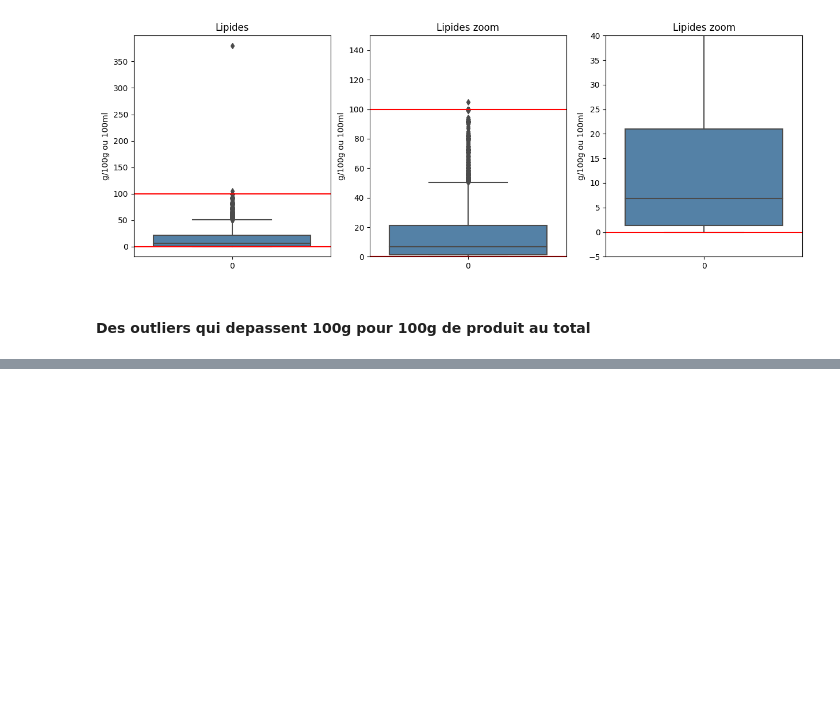
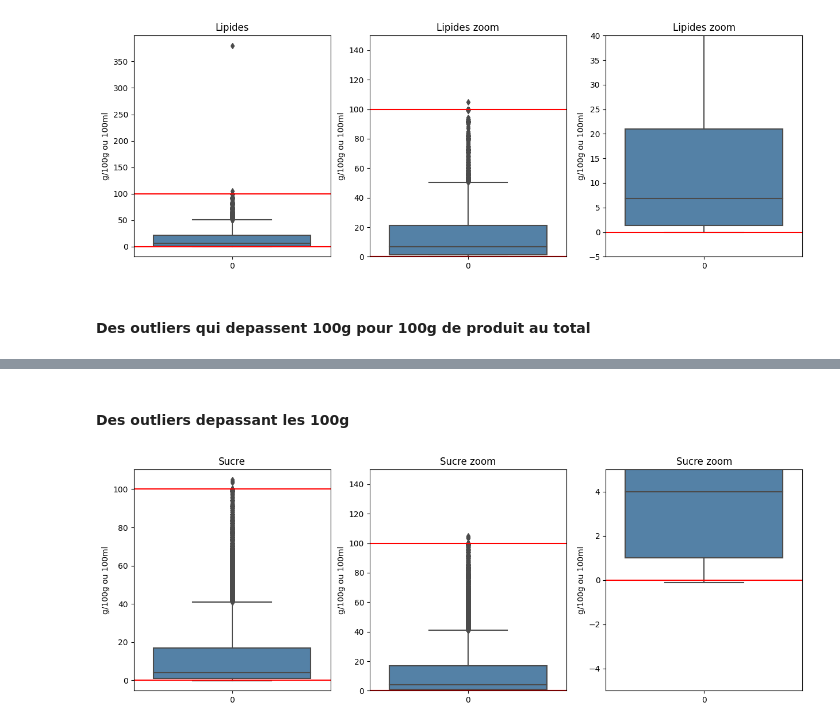
Before and after one commit to TheoChastrePradat/OC_DataScientist_P3, a Jupyter notebook: Projet_3/Script/OpenFoodFacts.ipynb, the cells around one changed output, grey strips where cells are left out. Cells and saved outputs as stored; diff of their text form; code cells hidden in the pictures; blank space fills up the shorter version.

```diff
--- a/Projet_3/Script/OpenFoodFacts.ipynb
+++ b/Projet_3/Script/OpenFoodFacts.ipynb
@@ -1010,0 +1024,7 @@ box_plot(data_retained, 'fat_100g', 'Lipides', 0, 150, -5, 40, 'g', 0, 100)
+# %% [markdown]
+#### Des outliers depassant les 100g
+# %%
+# sugars_100g (Sucre)
+box_plot(data_retained, 'sugars_100g', 'Sucre', 0, 150, -5, 5, 'g', 0, 100)
+# %% [output]
+[figure, added]
```
Also changed, not shown: parts of 49 cells of this notebook.
